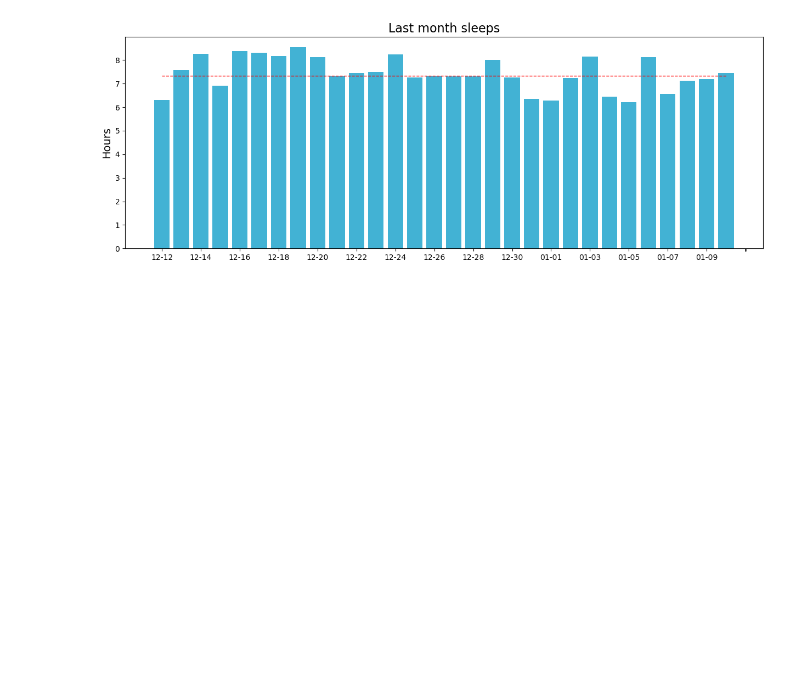
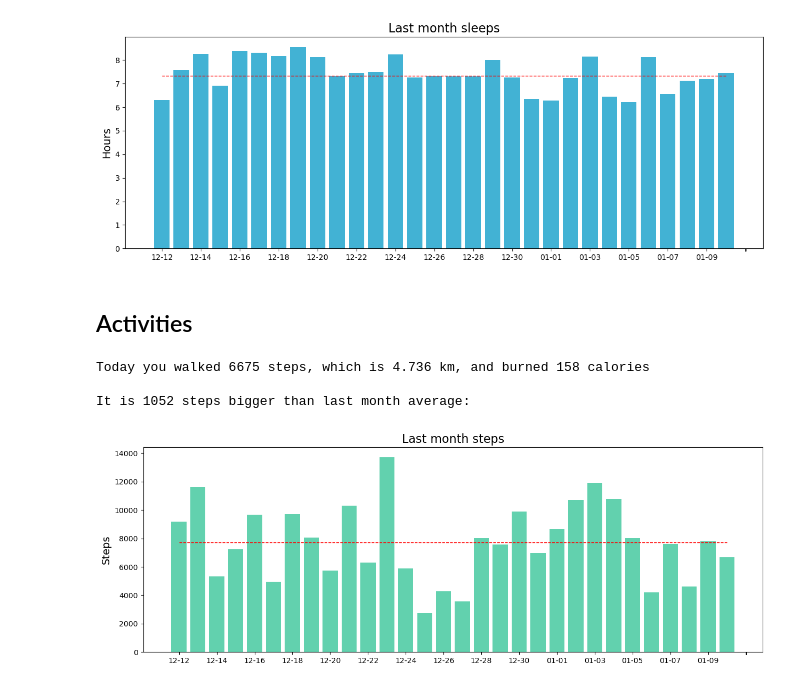
Before and after one commit to Giminosk/smartBand-telegramBot, a Jupyter notebook: Examples.ipynb, the cells around one changed output. Cells and saved outputs as stored; diff of their text form; code cells hidden in the pictures; blank space fills up the shorter version.

Commit message:
added activity calculations

```diff
--- a/Examples.ipynb
+++ b/Examples.ipynb
@@ -136,3 +135,42 @@ Wake period: 0 minutes
 This night you slept 1.49 hours less than last month, and your deep sleep was 0.22 hours longer
 [figure]
 [figure]
+# %% [markdown]
+## Activities
+# %%
+def plot_activity_month(month):
+    x_axis = month['date'].apply(lambda x: x[5:])
+
+    fig, ax = plt.subplots(1, 1, figsize=(15,5))
+    plt.bar(x_axis, month['steps'], color='#62d1ae')
+    ax.set_xticks([x if i % 2 == 0 else '' for i, x in enumerate(x_axis)])
+
+    mean = np.mean(month['steps'])
+    ax.plot(x_axis, [mean for _ in range(len(month))], '--', linewidth=1, color='red')
+    ax.set_title('Last month steps', fontdict={'fontsize': 16})
+    ax.set_ylabel('Steps', fontdict={'fontsize': 14})
+# %%
+def activity_main():
+    activity = pd.read_csv(data_dir+'activityDaily.csv')
+
+    today = activity.iloc[-1]
+    month = activity.iloc[-30:]
+
+    out1 = f'Today you walked {today["steps"]} steps, which is {today["distance"]/1000} km, and burned {today["calories"]} calories'
+
+    diff = int(np.mean(month['steps'])) - today['steps']
+    out2 = f'\nIt is {diff} steps {"bigger" if diff >= 0 else "smaller"} than last month average:'
+
+    plot_activity_month(month)
+
+    return out1, out2
+# %%
+out = activity_main()
+
+for i in out:
+    print(i)
+# %% [output]
+Today you walked 6675 steps, which is 4.736 km, and burned 158 calories
+
+It is 1052 steps bigger than last month average:
+[figure, added]
```
Also changed, not shown: parts of 2 cells of this notebook, 6 other files.
